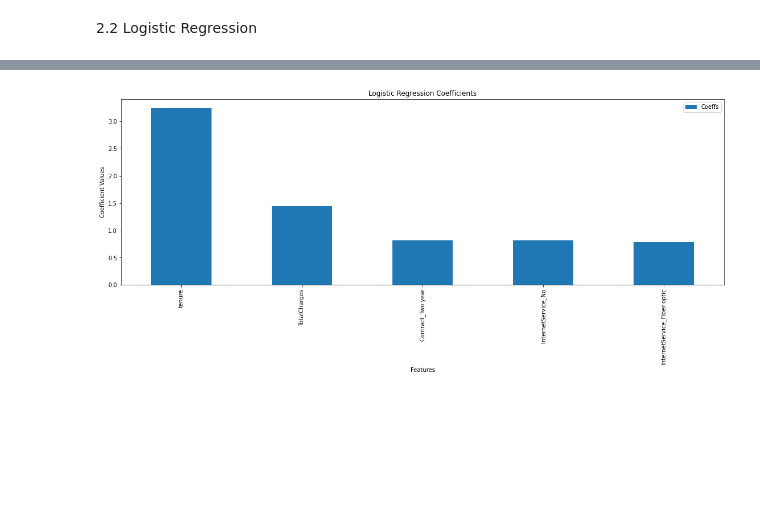
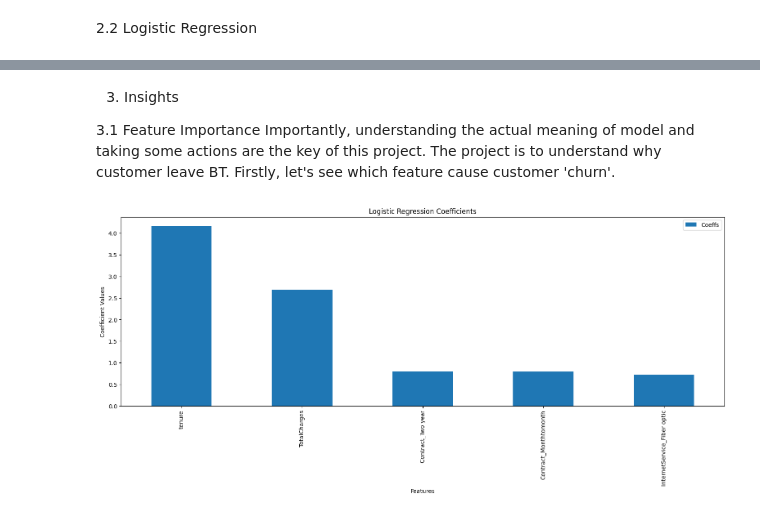
Before and after one commit to xiangivyli/data-science-portfolio, a Jupyter notebook: BT Customer Churn Prediction/BT_Customer_Churn_Prediction.ipynb, the cells around one changed output, grey strips where cells are left out. Drawn from its saved outputs; the diff is of its cells as text; code cells hidden in the pictures; blank space fills up the shorter version.

```diff
--- a/BT Customer Churn Prediction/BT_Customer_Churn_Prediction.ipynb
+++ b/BT Customer Churn Prediction/BT_Customer_Churn_Prediction.ipynb
@@ -265,7 +265,7 @@ def log_reg(X_train, y_train, X_test, y_test, weights):
     if weights==-1:
         model = LogisticRegression()
     else:
-        model = LogisticRegression(class_weight={0:weight[0], 1:weights[1]})
+        model = LogisticRegression(class_weight={0:weights[0], 1:weights[1]})
 
     model.fit(X_train, y_train)
     acc = model.score(X_test, y_test)
@@ -274,14 +274,20 @@ def log_reg(X_train, y_train, X_test, y_test, weights):
     y_pred = model.predict(X_test)
     print('preds', y_pred[:5], '\n')
 
+    matrix = confusion_matrix(y_test, y_pred)
+    print(matrix)
+
     cl_rep = classification_report(y_test, y_pred)
     print(cl_rep)
+
+    y_pred_prob = model.predict_proba(X_test)[:, 1]
+    print(y_pred_prob)
 
     # create dataframe of coeffiecents so they can be inspected
 
     df_summary = pd.DataFrame(model.coef_, columns = X_train.columns, index = ['Coeffs'])
     df_summary['intercept'] = model.intercept_
-    return df_summary.transpose()
+    return df_summary.transpose().sort_values(by='Coeffs',ascending = False), y_pred_prob
 # %%
 # set weights -1
 weights = -1
@@ -319,0 +341,15 @@ weighted avg       0.81      0.82      0.81      1407
+# %%
+# optimse the model by oversampling
+# keep columns except churn, copy it to avoid modifying the original one, set datatype as float
+X = df_customer_clean.drop(columns = ['Churn']).copy().astype(float)
+
+
+y = np.ravel(df_customer_clean[['Churn']]).astype(float)
+
+
+from imblearn.over_sampling import SMOTE
+
+smote = SMOTE(sampling_strategy='minority')
+X_sm, y_sm = smote.fit_resample(X, y)
+
+pd.Series(y_sm).value_counts()
@@ -319,0 +360,3 @@ weighted avg       0.81      0.82      0.81      1407
+# %%
+# split training and test sets
+X_train_sm, X_test_sm, y_train_sm, y_test_sm = sklearn.model_selection.train_test_split(X_sm, y_sm, test_size=0.20, random_state=8, stratify = y_sm)
@@ -319,0 +370,6 @@ weighted avg       0.81      0.82      0.81      1407
+# %%
+# perform logistic regression
+weights = -1
+summary_opti, y_pred_prob_opti = log_reg(X_train_sm, y_train_sm, X_test_sm, y_test_sm, weights)
+
+summary_opti
@@ -320,19 +421,25 @@ weighted avg       0.81      0.82      0.81      1407
+# %% [markdown]
+3. Insights
+
+3.1 Feature Importance
+    Importantly, understanding the actual meaning of model and taking some actions are the key of this project. The project is to understand why customer leave BT.
+    Firstly, let's see which feature cause customer 'churn'.
 # %%
 # sort dataframe by absolute value of coefficients
-summary_sorted = summary.drop('intercept', axis=0).abs().sort_values(by='Coeffs', ascending=False)
+summary_sorted = summary_opti.drop('intercept', axis=0).abs().sort_values(by='Coeffs', ascending=False)
 
 # get top 5 rows
 top_5 = summary_sorted.iloc[:5]
 
 # create bar plot for top 5 rows
 top_5.plot(kind='bar', figsize=(19, 6))
 
 # set title and labels
 plt.title('Logistic Regression Coefficients')
 plt.xlabel('Features')
 plt.ylabel('Coefficient Values')
 
 # show plot
 plt.show()
 # %% [output]
-[figure, old version]
+[figure, new version]
```
Also changed, not shown: parts of 18 cells of this notebook.
